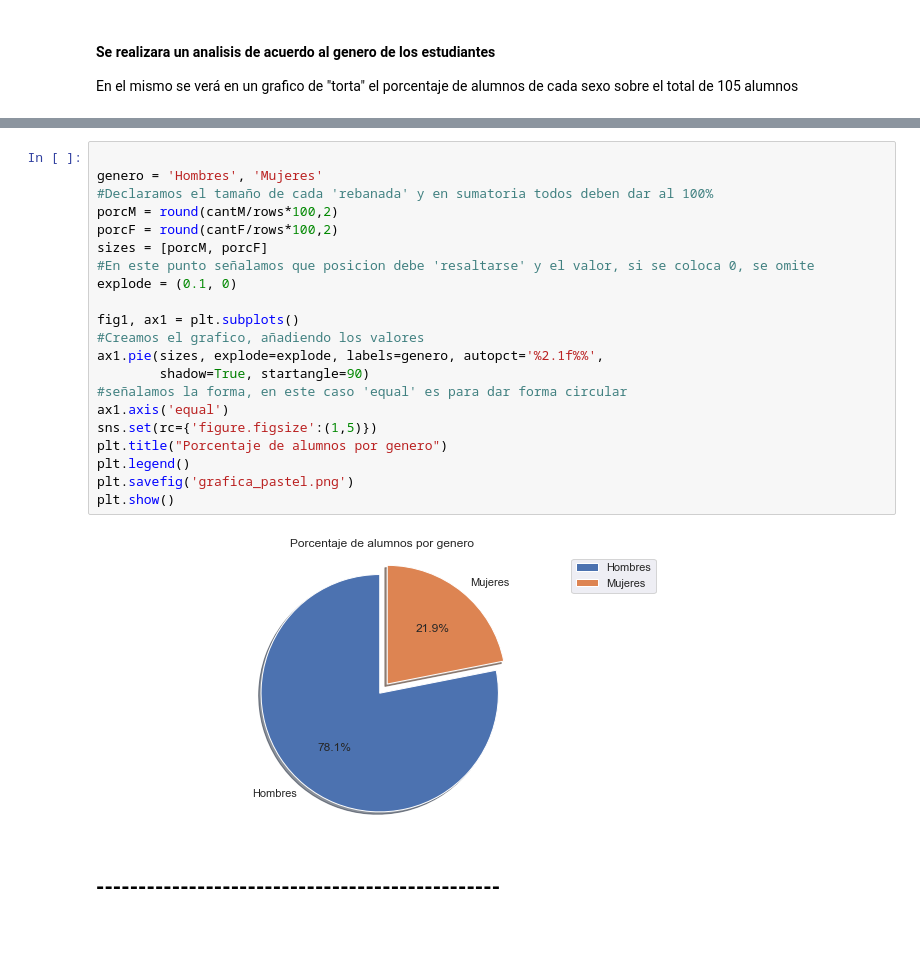
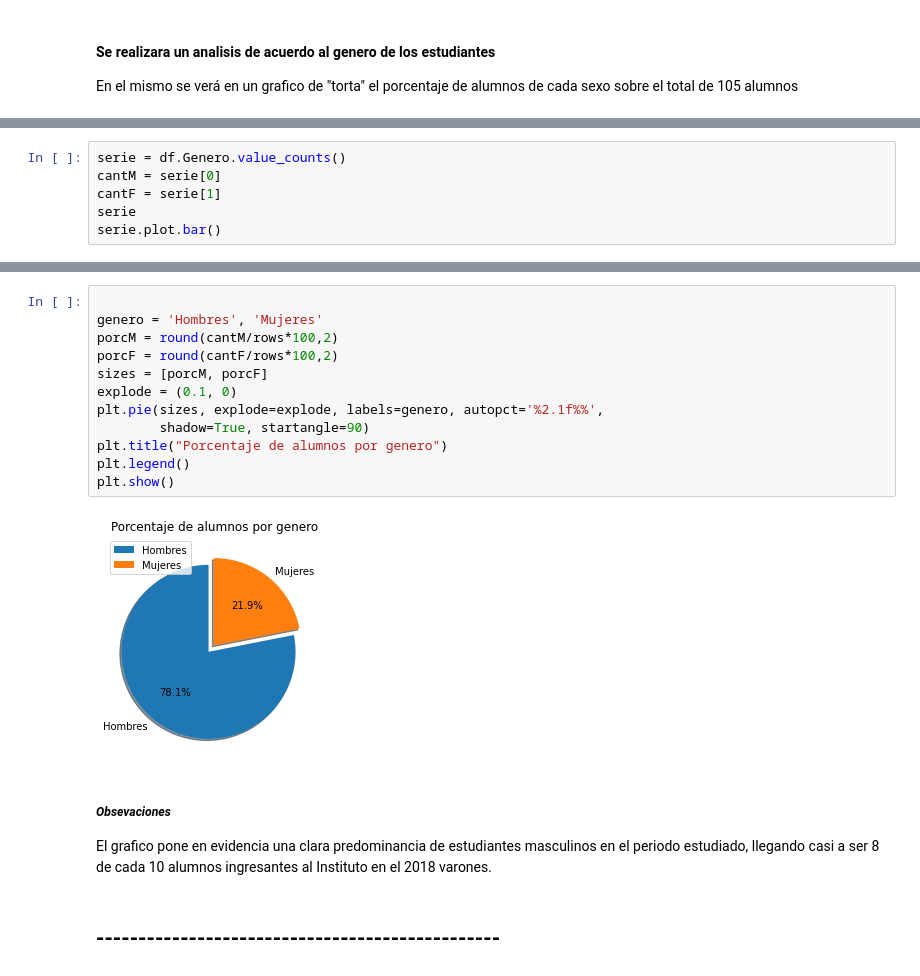
Before and after one commit to d4niel-san/Probabilidad-Aplicada, a Jupyter notebook: TP Final - Mermoz.ipynb, the cells around one changed output, grey strips where cells are left out. Drawn from its saved outputs; the diff is of its cells as text; blank space fills up the shorter version.

```diff
--- a/TP Final - Mermoz.ipynb
+++ b/TP Final - Mermoz.ipynb
@@ -110,0 +100,6 @@ Cantidad de Mujeres:  23        Porcentaje:  21.9
+# %%
+serie = df.Genero.value_counts()
+cantM = serie[0]
+cantF = serie[1]
+serie
+serie.plot.bar()
@@ -111,26 +109,21 @@ Cantidad de Mujeres:  23        Porcentaje:  21.9
 # %%
 
 genero = 'Hombres', 'Mujeres'
-#Declaramos el tamaño de cada 'rebanada' y en sumatoria todos deben dar al 100%
 porcM = round(cantM/rows*100,2)
 porcF = round(cantF/rows*100,2)
 sizes = [porcM, porcF]
-#En este punto señalamos que posicion debe 'resaltarse' y el valor, si se coloca 0, se omite
 explode = (0.1, 0)
-
-fig1, ax1 = plt.subplots()
-#Creamos el grafico, añadiendo los valores
-ax1.pie(sizes, explode=explode, labels=genero, autopct='%2.1f%%',
+plt.pie(sizes, explode=explode, labels=genero, autopct='%2.1f%%',
         shadow=True, startangle=90)
-#señalamos la forma, en este caso 'equal' es para dar forma circular
-ax1.axis('equal')
-sns.set(rc={'figure.figsize':(1,5)})
 plt.title("Porcentaje de alumnos por genero")
 plt.legend()
-plt.savefig('grafica_pastel.png')
 plt.show()
 # %% [output]
-[figure, old version]
+[figure, new version]
+# %% [markdown]
+##### *Obsevaciones*
+
+El grafico pone en evidencia una clara predominancia de estudiantes masculinos en el periodo estudiado, llegando casi a ser 8 de cada 10 alumnos ingresantes al Instituto en el 2018 varones.
 # %% [markdown]
 ## ------------------------------------------------
 # %% [markdown]
```
Also changed, not shown: parts of 34 cells of this notebook, 2 other files.
